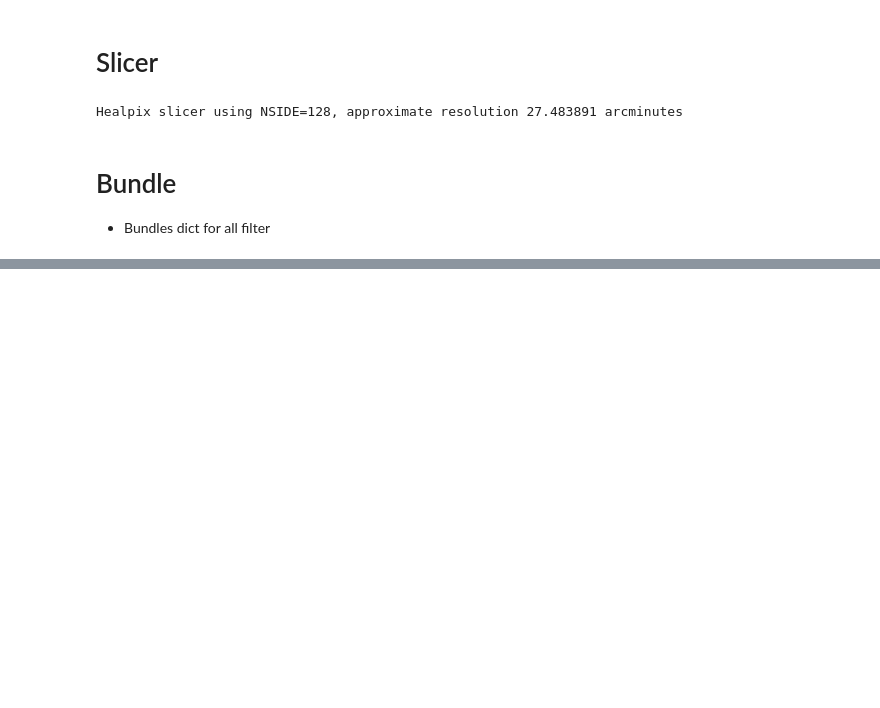
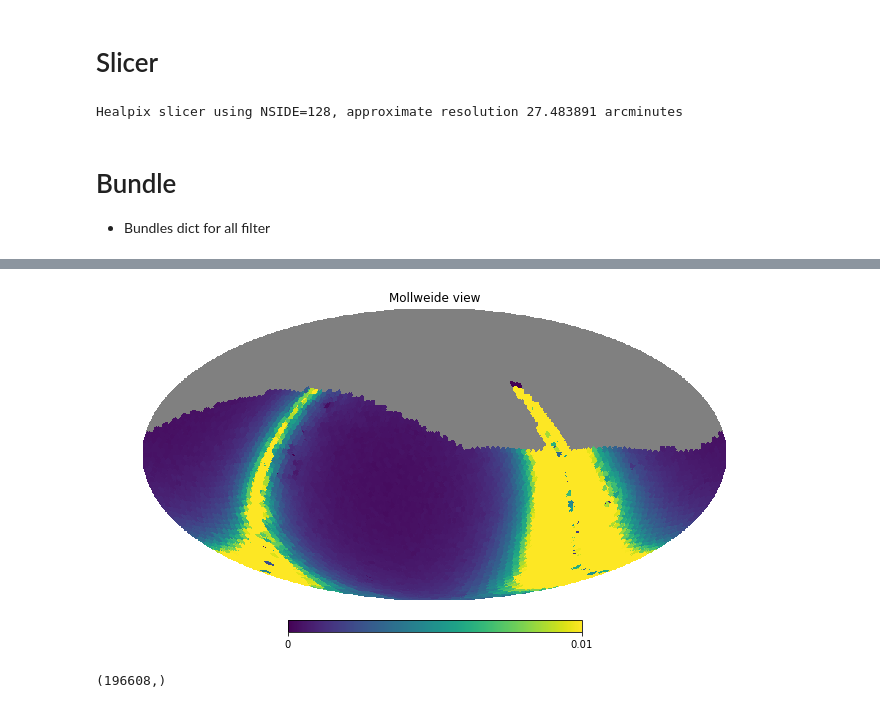
Before and after one commit to sylvielsstfr/MyCadence, a Jupyter notebook: StarDensity/StarDensity.ipynb, the cells around one changed output, grey strips where cells are left out. Cells and saved outputs as stored; diff of their text form; code cells hidden in the pictures; blank space fills up the shorter version.

```diff
--- a/StarDensity/StarDensity.ipynb
+++ b/StarDensity/StarDensity.ipynb
@@ -104,0 +152,10 @@ Plotting complete.
+# %%
+themap=bundles["stardensity"].metricValues
+# %%
+hp.mollview(themap, max=0.01)
+# %% [output]
+[figure, added]
+# %%
+themap.data.shape
+# %% [output]
+(196608,)
```
Also changed, not shown: parts of 8 cells of this notebook.
